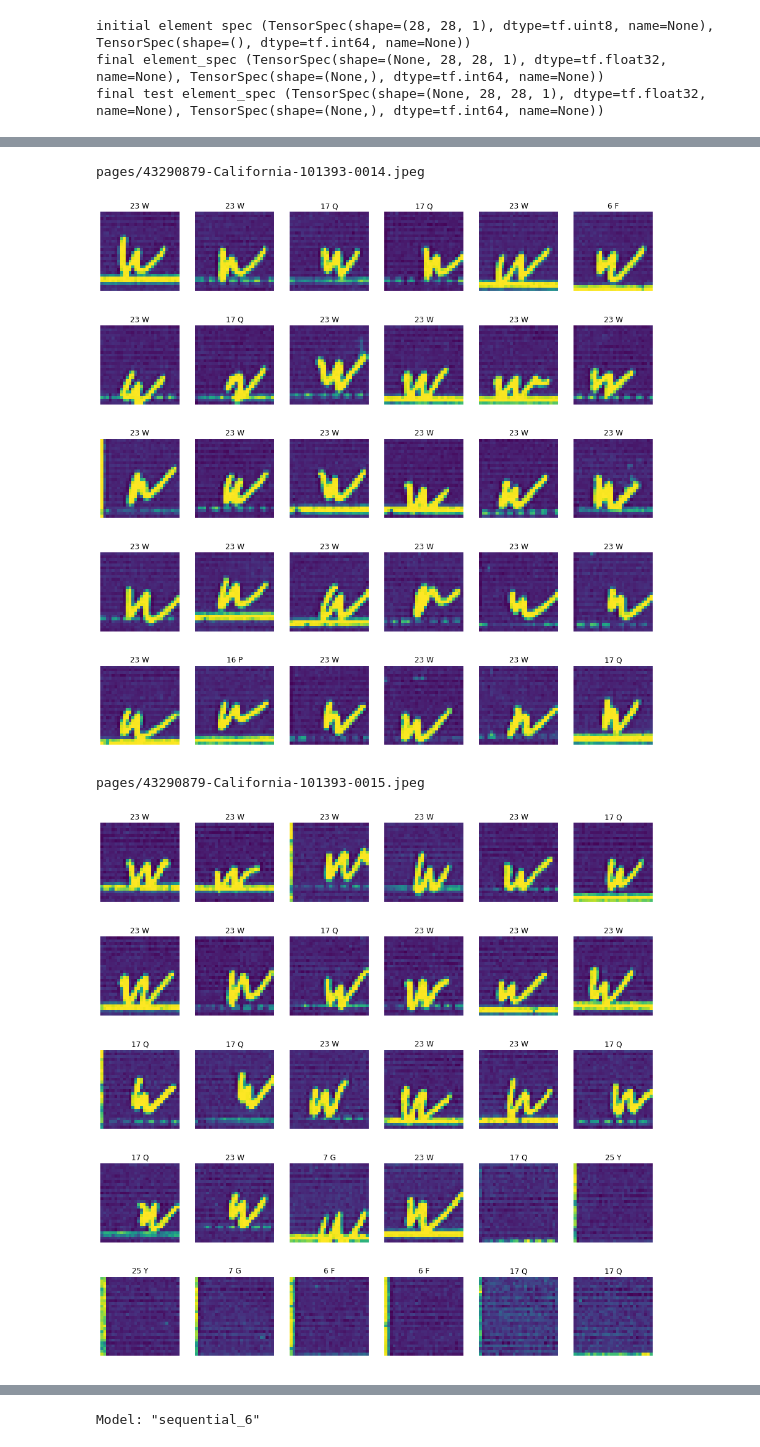
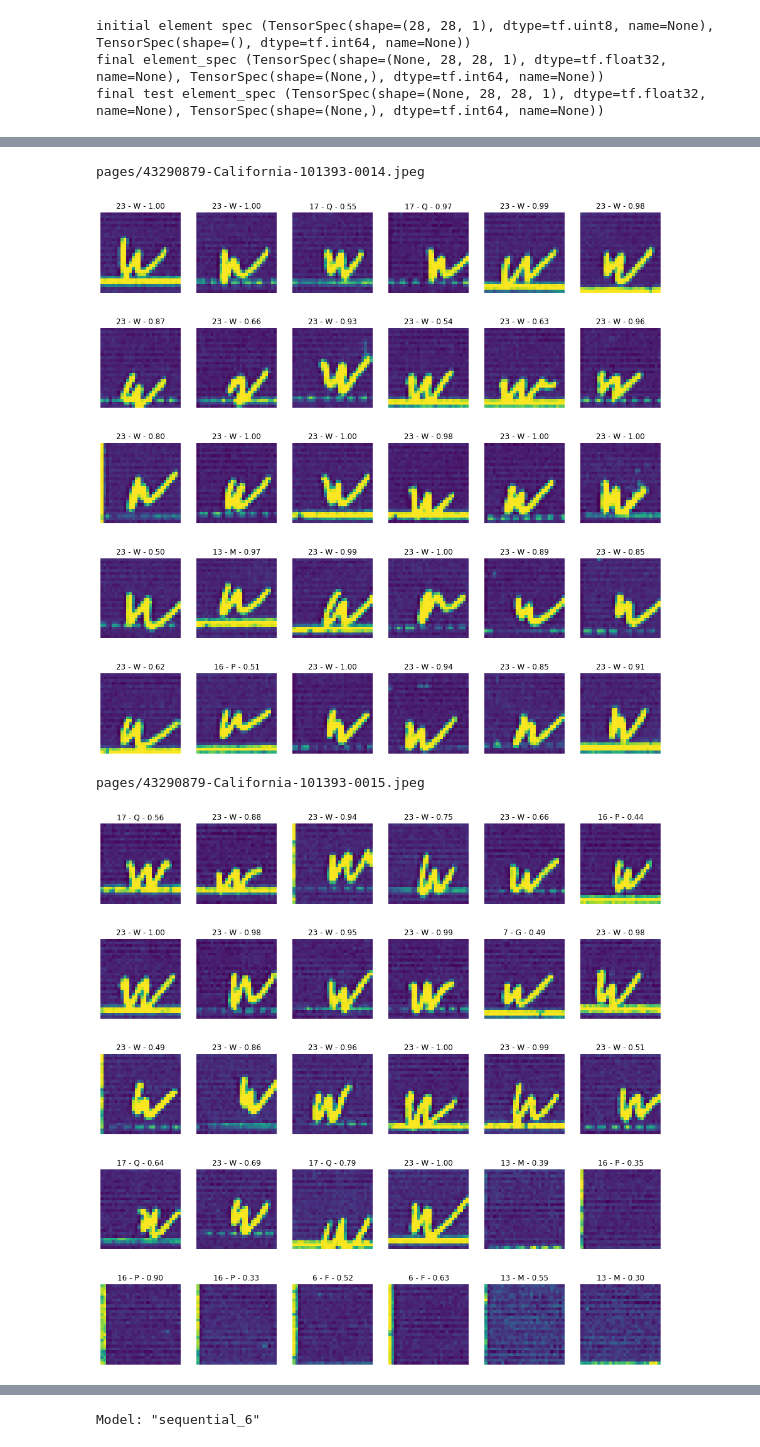
Before and after one commit to cases-umd/census-form-image-processing, a Jupyter notebook: 3_Handwritten_Character_Recognition.ipynb, the cells around one changed output, grey strips where cells are left out. Cells and saved outputs as stored; diff of their text form; code cells hidden in the pictures.

Commit message:
First NN model is documented and the census prediction run code.

```diff
--- a/3_Handwritten_Character_Recognition.ipynb
+++ b/3_Handwritten_Character_Recognition.ipynb
@@ -311,7 +329,7 @@ model = tf.keras.models.Sequential([
   tf.keras.Input(shape=(28,28), name='input'),
   tf.keras.layers.Flatten(),
   tf.keras.layers.Dense(128, activation='relu'),
-  tf.keras.layers.Dense(27)
+  tf.keras.layers.Dense(27, activation='softmax')
 ])
 
 model.compile(
@@ -321,10 +339,4 @@ model.compile(
 )
 
 model.summary()
-
-model.fit(
-    ds_train_final,
-    epochs=15,
-    validation_data=ds_test_final,
-)
 # %% [output]
@@ -372,40 +418,38 @@ def run(path, page_range=(2, 16), model=None, debug=False):
         if int(pagestr) not in range(page_range[0], page_range[1]):
             continue
         plt.figure(figsize=(16, 16))
-        plt.axis("off")
         print(f)
         image = cv2.imread(f)
         (adjusted_img, v_lines, h_lines) = extract(image, f, debug=debug)
         grayimage = cv2.cvtColor(adjusted_img,cv2.COLOR_BGR2GRAY)
         grayimage = 255 - grayimage
-        #grayimage = cv2.threshold(grayimage, 0, 255, cv2.THRESH_BINARY+cv2.THRESH_OTSU)[1]
         demo_h_offset = v_lines[11]  # the demographic column starts the the 12th vertical line
         demo_width = v_lines[12] - demo_h_offset  # width calculation
         # Open CV rectangles calculation for each demographic cell
         demographic_cells = \
           [ (demo_h_offset, h_lines[i], demo_width, int(h_lines[i+1]-h_lines[i])) for i in range(3, len(h_lines)-1)]
         for i in range(3, len(h_lines)-1):
             ax = plt.subplot(5, 6, i - 2)
             plt.axis('off')
             cell_img = grayimage[h_lines[i]+5:h_lines[i+1]+5, v_lines[11]:v_lines[12]]
             M = cv2.moments(cell_img)
             X = int(M["m10"] / M["m00"])
             Y = int(M["m01"] / M["m00"])
             x1 = min(max(0, X-13), cell_img.shape[0] - 28)
             y1 = min(max(0, Y-13), cell_img.shape[1] - 28)
             cell = cell_img[x1:x1+28, y1:y1+28]
-            tensor, noop = normalize_img(cell, 0)  # Note the transpose to match training set.
+            tensor, noop = normalize_img(cell, 0)
             result = model.predict(np.expand_dims(tensor, 0), verbose=0)
             classes_x=np.argmax(result,axis=1)
             plt.imshow(cell)
-            plt.title(f'{classes_x[0]} {lookup[int(classes_x[0])-1]}')
+            plt.title(f'{classes_x[0]} - {lookup[int(classes_x[0])-1]} - {result[0][int(classes_x[0])]:.2f}')
         plt.show()
 
 
 run('pages', page_range=(14,17), model=model)
 # %% [output]
 pages/43290879-California-101393-0014.jpeg
-[figure, old version]
+[figure, new version]
 pages/43290879-California-101393-0015.jpeg
-[figure, old version]
+[figure, new version]
 pages/43290879-California-101393-0016.jpeg
```
Also changed, not shown: parts of 9 cells of this notebook.
